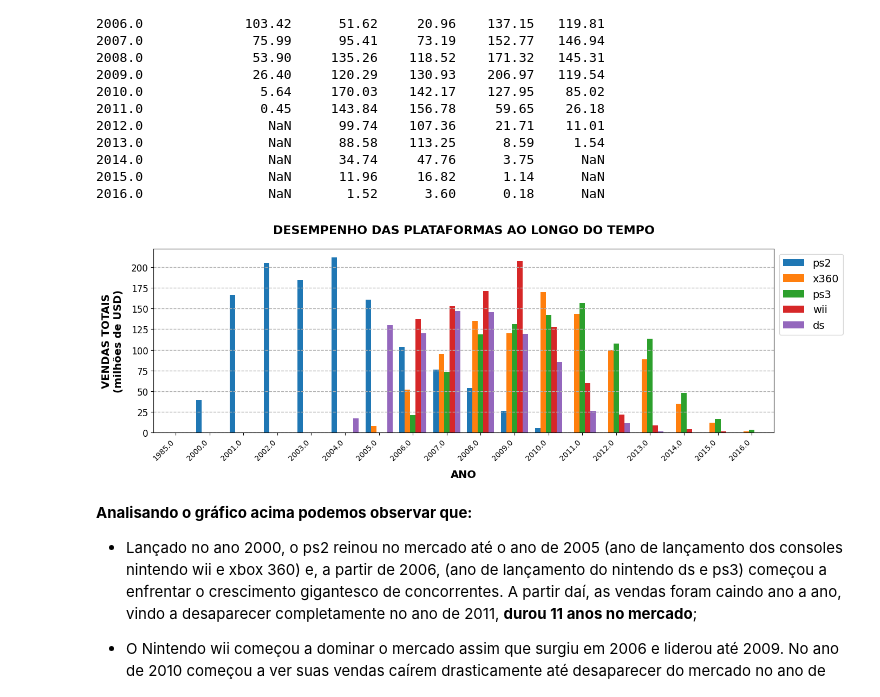
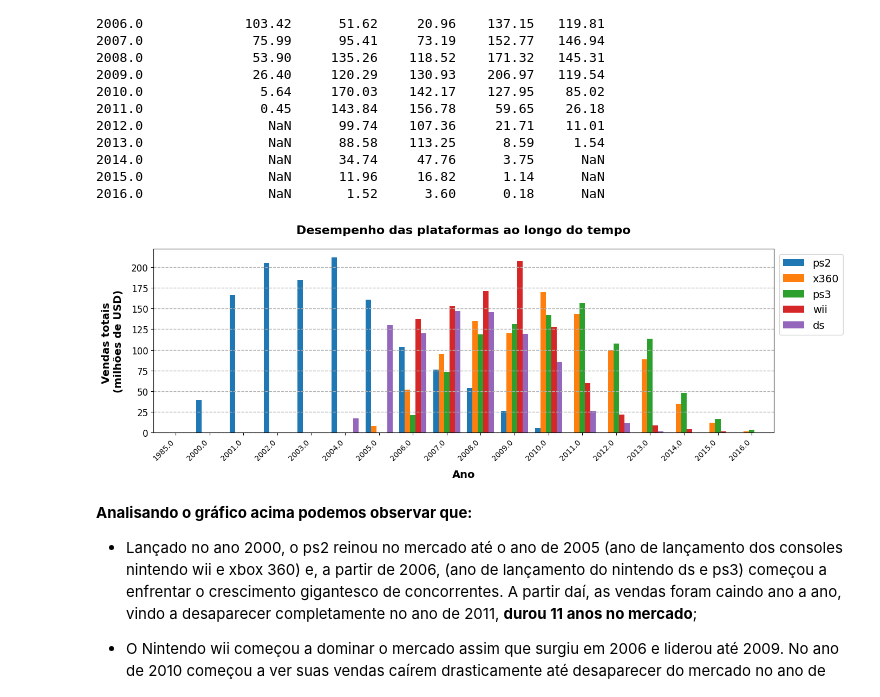
Before and after one commit to Rosental14/Ice_store, a Jupyter notebook: projeto_ice_store.ipynb, the cells around one changed output. Cells and saved outputs as stored; diff of their text form; code cells hidden in the pictures.

```diff
--- a/projeto_ice_store.ipynb
+++ b/projeto_ice_store.ipynb
@@ -640,35 +640,35 @@ year_of_release
 # %%
 # Plotando um gráfico de barras para visualização dos dados de vendas das plataformas top-5 ao longo dos anos
 ax = df_top_5.plot(kind='bar',
                    figsize=[14, 5],
                    width=0.8,
                    color=['#1f77b4', '#ff7f0e', '#2ca02c', '#d62728', '#9467bd'])
 
 # Ajustando o título e os rótulos dos eixos
-ax.set_title('DESEMPENHO DAS PLATAFORMAS AO LONGO DO TEMPO', fontsize=16, weight='bold', pad=20)
-ax.set_xlabel('ANO', fontsize=14, labelpad=10, weight='bold')
-ax.set_ylabel('VENDAS TOTAIS\n(milhões de USD)', fontsize=14, labelpad=10, weight='bold')
+ax.set_title('Desempenho das plataformas ao longo do tempo', fontsize=16, weight='bold', pad=20)
+ax.set_xlabel('Ano', fontsize=14, labelpad=10, weight='bold')
+ax.set_ylabel('Vendas totais \n(milhões de USD)', fontsize=14, labelpad=10, weight='bold')
 
 # Rotacionando os rótulos do eixo x
 ax.set_xticklabels(df_top_5.index, rotation=45, ha='right')
 
 # Ajustando o tamanho dos rótulos dos eixos
 ax.tick_params(axis='x', labelsize=10)
 ax.tick_params(axis='y', labelsize=12)
 
 # Adicionando gridlines
 ax.grid(True, which='both', linestyle='--', linewidth=1, axis='y')
 
 # Posicionando a legenda fora do gráfico
 plt.legend(['ps2', 'x360', 'ps3', 'wii', 'ds'], fontsize=14, loc='upper left', bbox_to_anchor=(1, 1))
 
 # Ajustando layout para evitar sobreposição
 plt.tight_layout()
 
 # Exibindo o gráfico
 plt.show()
 # %% [output]
-[figure, old version]
+[figure, new version]
 # %% [markdown]
 **Analisando o gráfico acima podemos observar que:**
 
```
Also changed, not shown: parts of 20 cells of this notebook.
